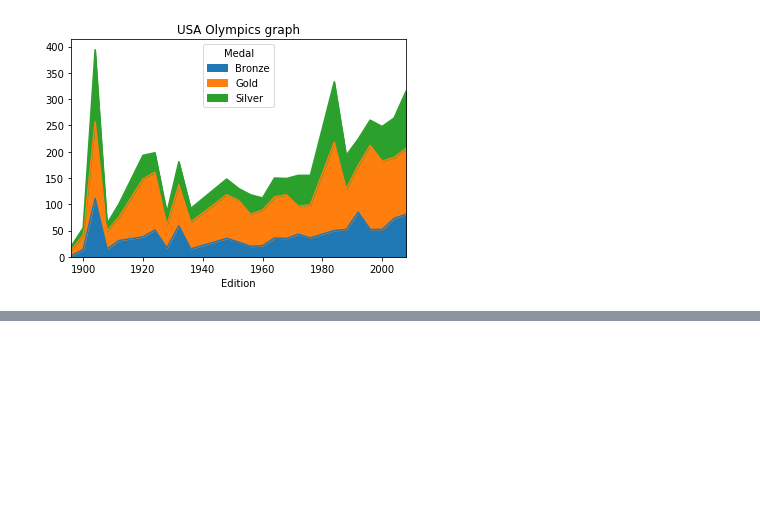
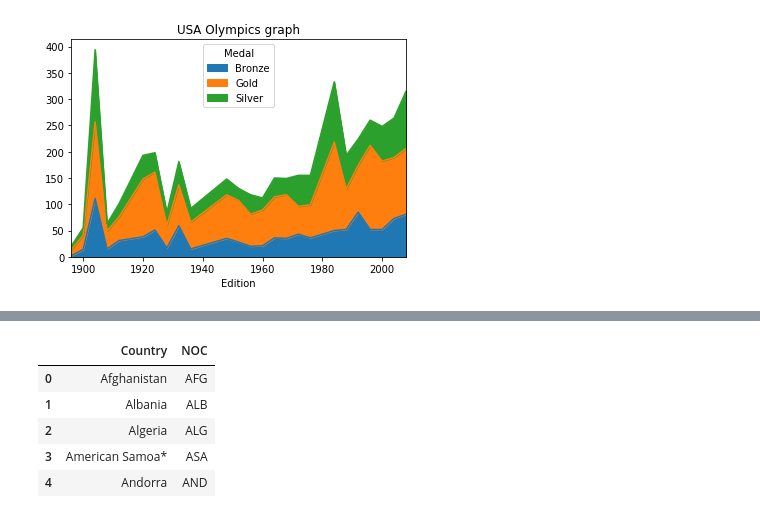
Before and after one commit to SurajKande/python-pandas, a Jupyter notebook: case_study_olympic_medals.ipynb, the cells around one changed output, grey strips where cells are left out. Cells and saved outputs as stored; diff of their text form; code cells hidden in the pictures; blank space fills up the shorter version.

```diff
--- a/case_study_olympic_medals.ipynb
+++ b/case_study_olympic_medals.ipynb
@@ -252,0 +265,2 @@ plt.show()
+# %%
+ioc_codes = pd.read_csv('/content/gdrive/My Drive/datasets/summer-olympic-medals/Summer Olympic medalists 1896 to 2008 - IOC COUNTRY CODES.csv')
@@ -252,0 +269,9 @@ plt.show()
+# %%
+ioc_codes.head()
+# %% [output]
+|  | Country | NOC |
+| 0 | Afghanistan | AFG |
+| 1 | Albania | ALB |
+| 2 | Algeria | ALG |
+| 3 | American Samoa* | ASA |
+| 4 | Andorra | AND |
```
Also changed, not shown: parts of 12 cells of this notebook.
